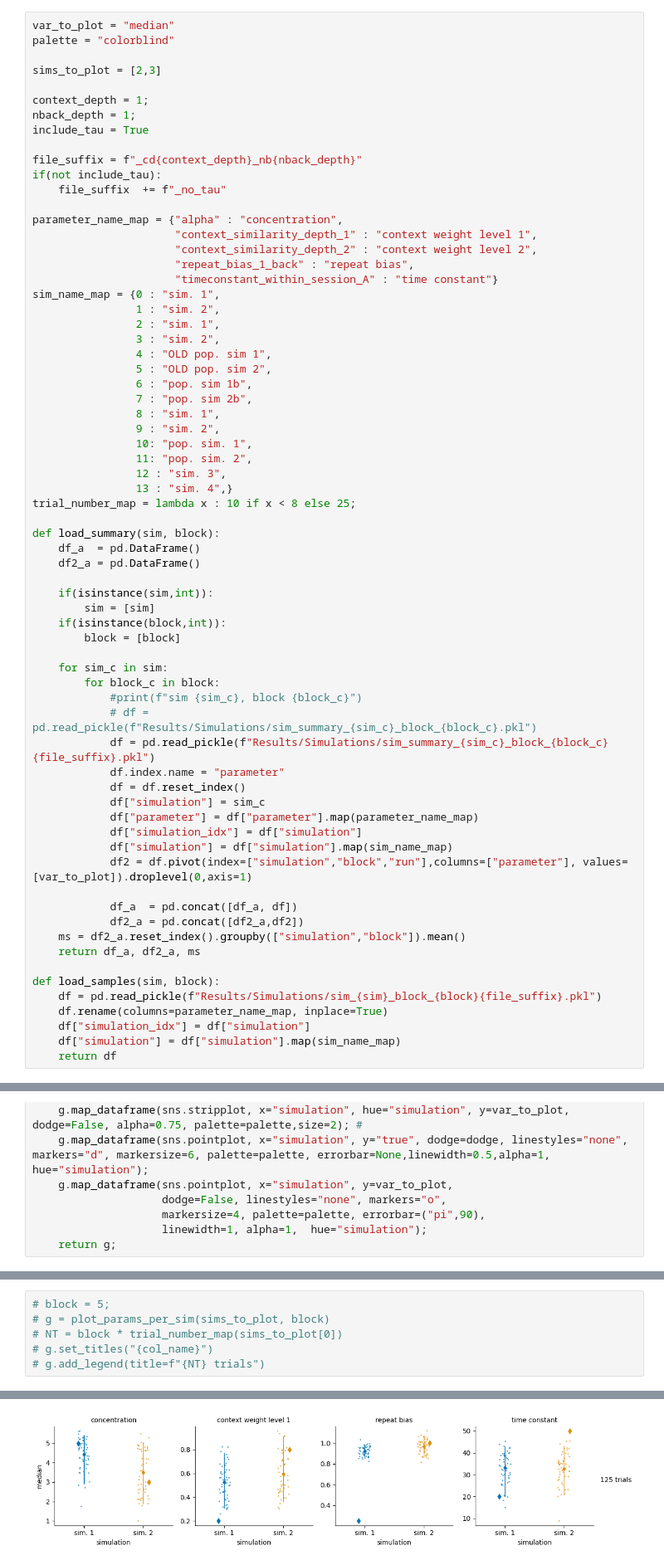
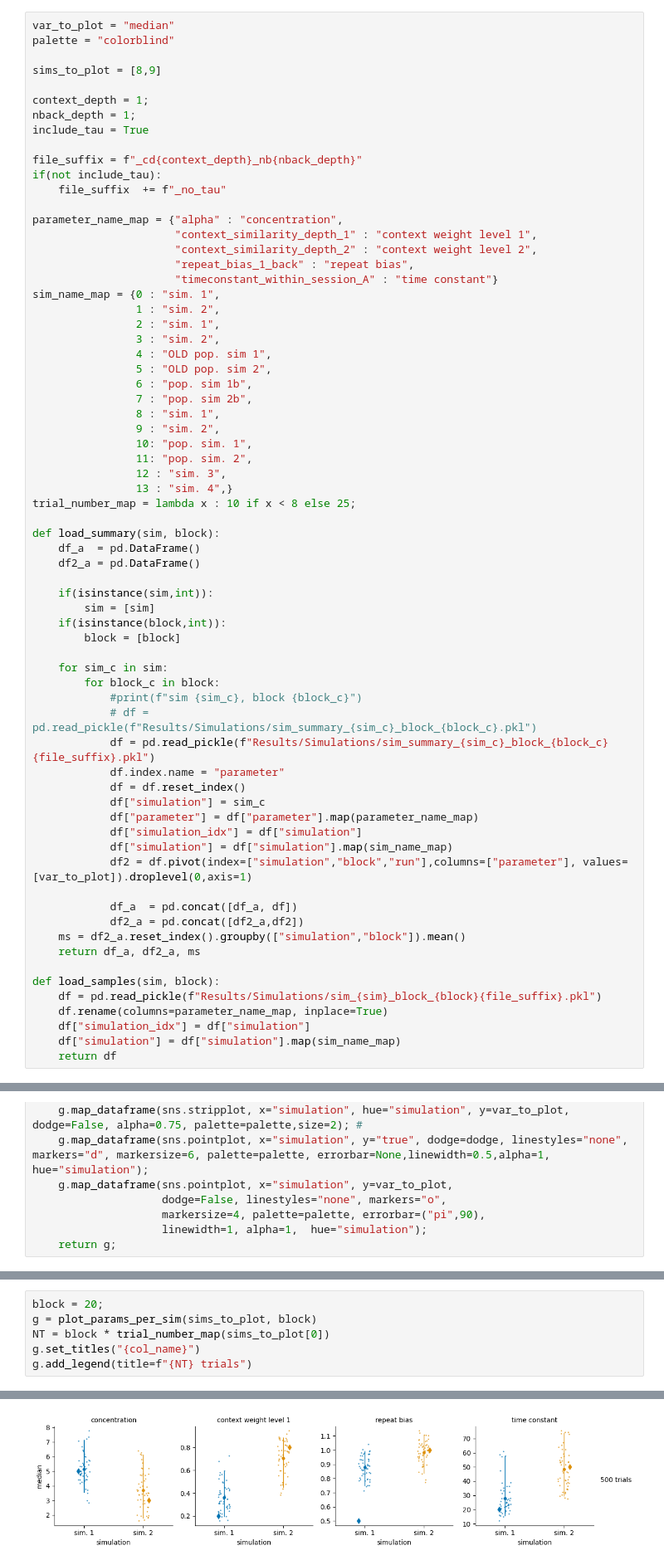
Before and after one commit to latimerk/hddCRP, a Jupyter notebook: plot_simulation_results_simple.ipynb, the cells around one changed output, grey strips where cells are left out. Shown at 83% size. Cells and saved outputs as stored; diff of their text form.

Commit message:
figure for new simulation set

```diff
--- a/plot_simulation_results_simple.ipynb
+++ b/plot_simulation_results_simple.ipynb
@@ -11,7 +11,7 @@ import os
 var_to_plot = "median"
 palette = "colorblind"
 
-sims_to_plot = [2,3]
+sims_to_plot = [8,9]
 
 context_depth = 1;
 nback_depth = 1;
@@ -131,9 +131,9 @@ plot_params_over_blocks(sims_to_plot,range(1,20+1));
 # %%
-# block = 5;
-# g = plot_params_per_sim(sims_to_plot, block)
-# NT = block * trial_number_map(sims_to_plot[0])
-# g.set_titles("{col_name}")
-# g.add_legend(title=f"{NT} trials")
+block = 20;
+g = plot_params_per_sim(sims_to_plot, block)
+NT = block * trial_number_map(sims_to_plot[0])
+g.set_titles("{col_name}")
+g.add_legend(title=f"{NT} trials")
 # %% [output]
 <seaborn.axisgrid.FacetGrid at 0x...>
-[figure, old version]
+[figure, new version]
```
Also changed, not shown: parts of 1 cell of this notebook, 1 other file.
